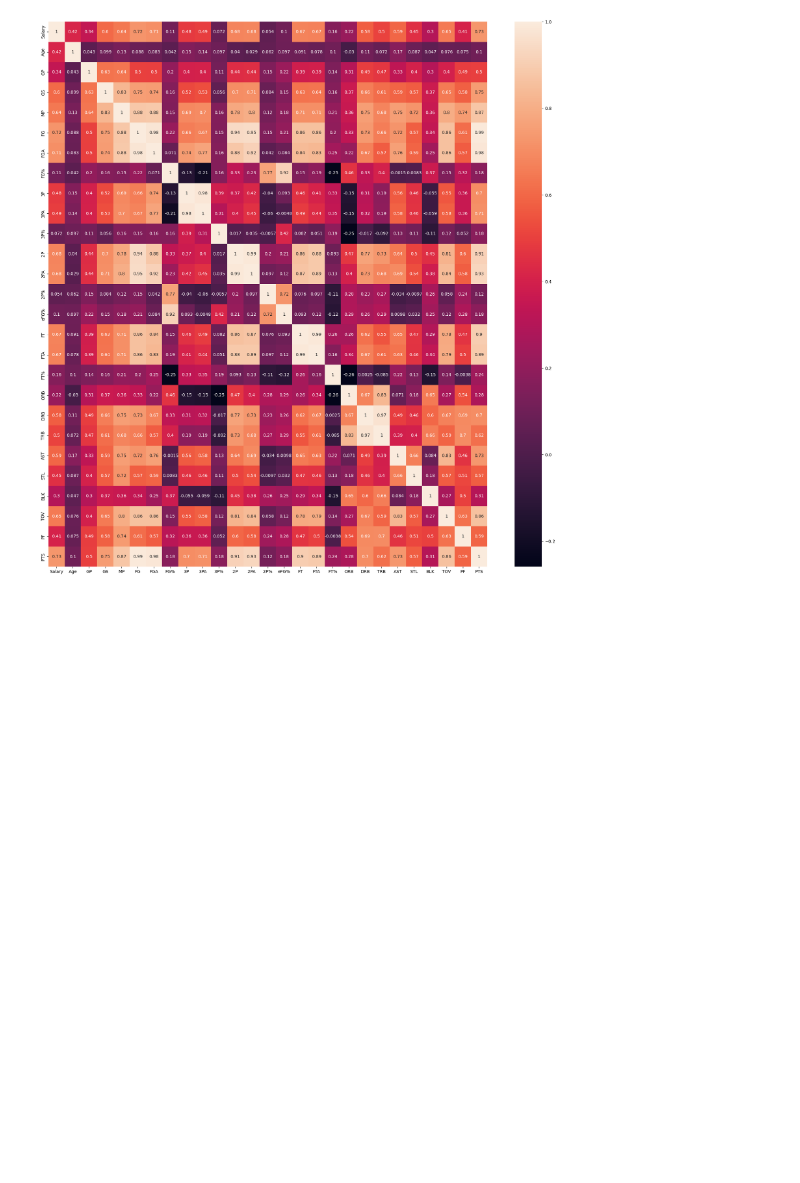
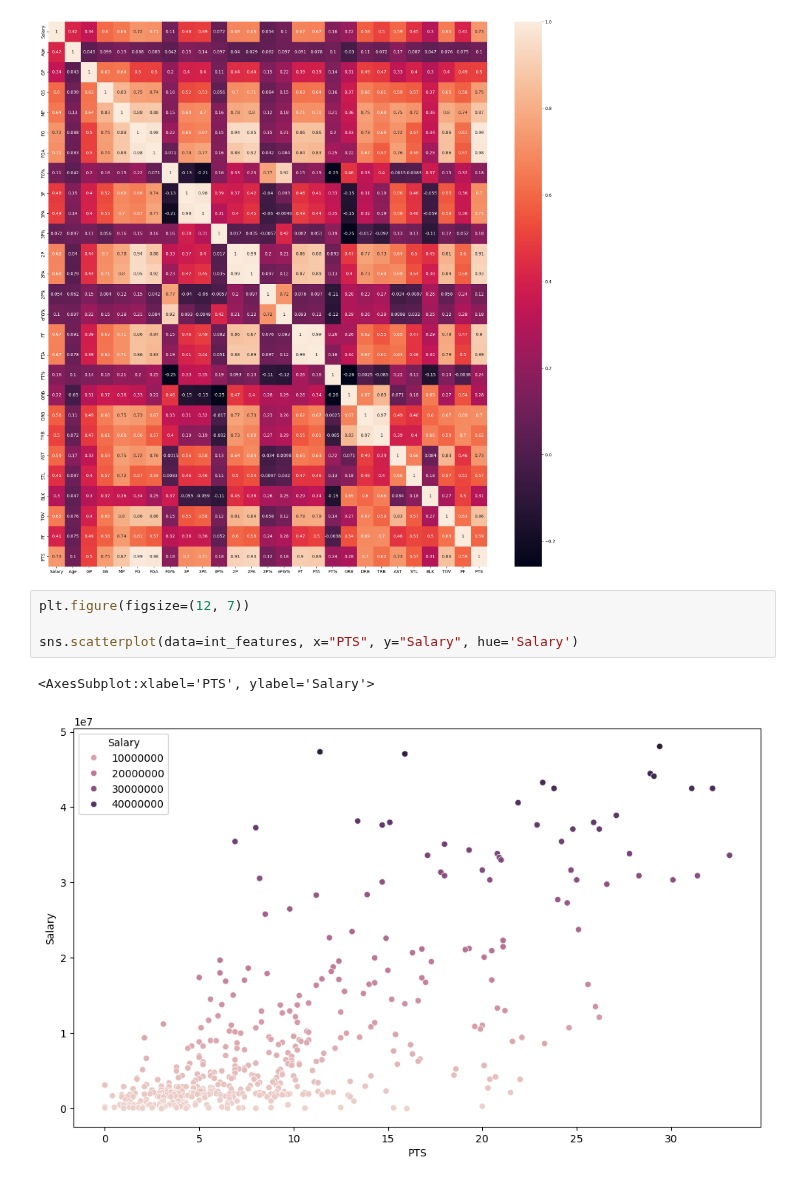
Before and after one commit to MaukanMir/NBA-Salary-Analysis, a Jupyter notebook: training.ipynb, the cells around one changed output. Drawn from its saved outputs; the diff is of its cells as text; blank space fills up the shorter version.

```diff
--- a/training.ipynb
+++ b/training.ipynb
@@ -201,3 +201,10 @@ sns.heatmap(data=relations, annot=True)
 # %% [output]
 <AxesSubplot:>
 [figure]
+# %%
+plt.figure(figsize=(12, 7))
+
+sns.scatterplot(data=int_features, x="PTS", y="Salary", hue='Salary')
+# %% [output]
+<AxesSubplot:xlabel='PTS', ylabel='Salary'>
+[figure, added]
```
Also changed, not shown: parts of 2 cells of this notebook.
